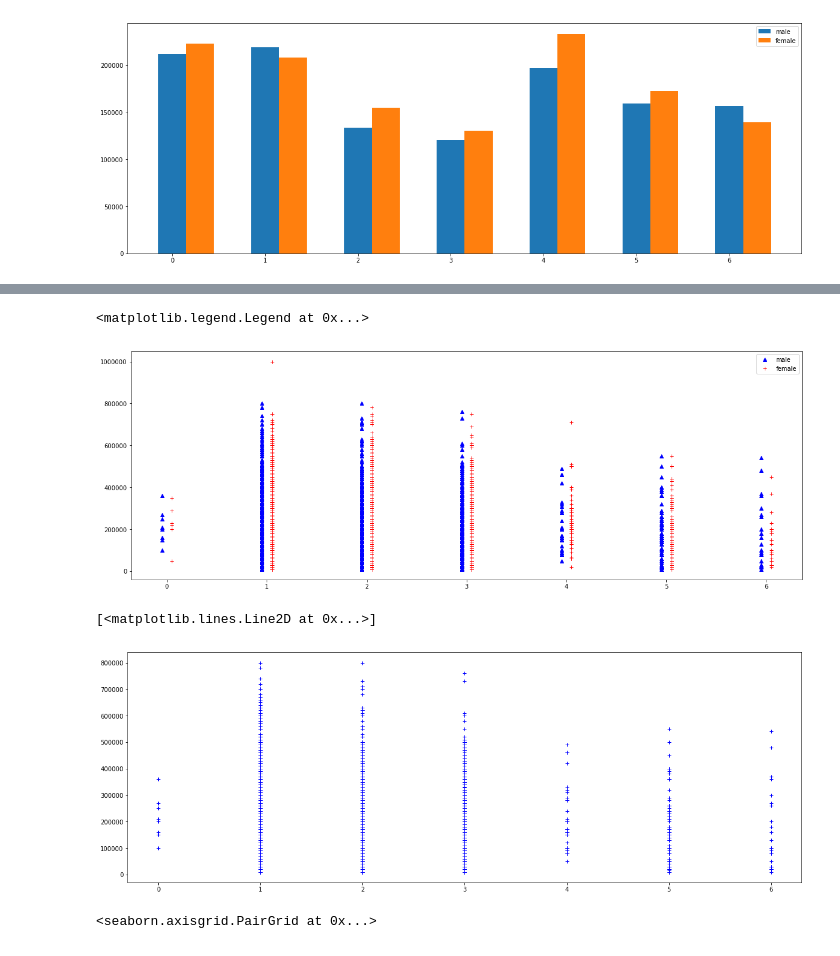
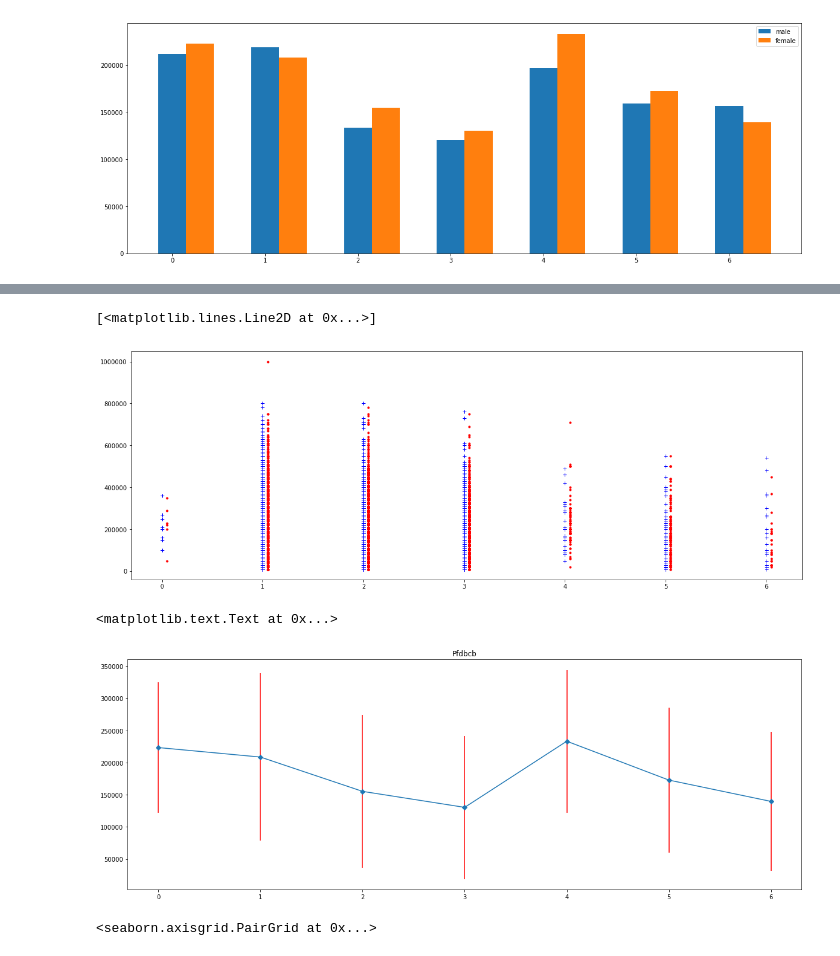
Before and after one commit to IvanovDmitryV/sfml, a Jupyter notebook: hw_01/hw1-task.ipynb, the cells around one changed output, grey strips where cells are left out. Drawn from its saved outputs; the diff is of its cells as text; code cells hidden in the pictures.

```diff
--- a/hw_01/hw1-task.ipynb
+++ b/hw_01/hw1-task.ipynb
@@ -171,7 +180,7 @@ df.pivot_table(['MARRIAGE'],index=['SEX','EDUCATION']).T
 
 #TODO
 
-def grp_lmt_b(s):
+def grp_blmt(s):
     if s<=10000            : return 'A'
     if 10000  < s <= 100000: return 'B'
     if 100000 < s <= 200000: return 'C'
@@ -179,7 +188,7 @@ def grp_lmt_b(s):
     if 400000 < s <= 700000: return 'E'
     if 700000 < s          : return 'F'
 
-df['NewColumn'] = df['LIMIT_BAL'].map(grp_lmt_b)
+df['NewColumn'] = df['LIMIT_BAL'].map(grp_blmt)
 #df[['LIMIT_BAL','NewColumn']].head(15)
 # %%
 %matplotlib inline
@@ -227,22 +245,24 @@ plt.legend(['male', 'female'])
 # %%
 # ну на всякий случай построил необработанную зависимость кредитного лимита и образования в разбивке по SEX
 fig,ax= plt.subplots(figsize=(20,7))
-plt.plot(
-        df[df['SEX'].isin([1])]['EDUCATION']-0.05, df[df['SEX'].isin([1])]['LIMIT_BAL'],'b^',
-        df[df['SEX'].isin([2])]['EDUCATION']+0.05, df[df['SEX'].isin([2])]['LIMIT_BAL'],'r+'
-        )
-plt.legend(['male', 'female'])
+plt.plot(df[df['SEX'].isin([1])]['EDUCATION'], df[df['SEX'].isin([1])]['LIMIT_BAL'],'b+')
+plt.plot(df[df['SEX'].isin([2])]['EDUCATION']+0.05, df[df['SEX'].isin([2])]['LIMIT_BAL'],'r.')
 # %% [output]
-<matplotlib.legend.Legend at 0x...>
+[<matplotlib.lines.Line2D at 0x...>]
-[figure, old version]
+[figure, new version]
 # %%
 # (9) построить зависимость кредитного лимита и образования только для одного из полов
 #TODO
+female_lmt = pd.pivot_table(df,['LIMIT_BAL'],index=['SEX','EDUCATION'],aggfunc='mean')['LIMIT_BAL'][2]
+female_lmt_err = pd.pivot_table(df,['LIMIT_BAL'],index=['SEX','EDUCATION'],aggfunc='std')['LIMIT_BAL'][2]
+
 fig,ax= plt.subplots(figsize=(20,7))
-plt.plot(df[df['SEX'].isin([1])]['EDUCATION'], df[df['SEX'].isin([1])]['LIMIT_BAL'],'b+')
+plt.errorbar(list(set(df['EDUCATION'])),female_lmt,yerr=female_lmt_err,fmt='D-', ecolor='red')
+plt.title ('Pfdbcb')
+#plt.legend(['male', 'female'])
 # %% [output]
-[<matplotlib.lines.Line2D at 0x...>]
+<matplotlib.text.Text at 0x...>
-[figure, old version]
+[figure, new version]
 # %%
 # (10) построить большой график (подсказка - используя seaborn) для построения завимисости всех возможных пар параметров
 # разным цветом выделить разные значение "default payment next month"
```
Also changed, not shown: parts of 9 cells of this notebook.
